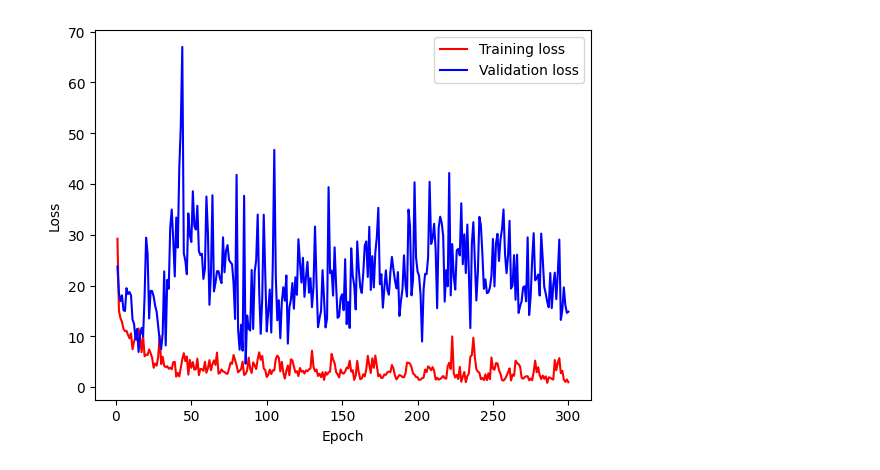
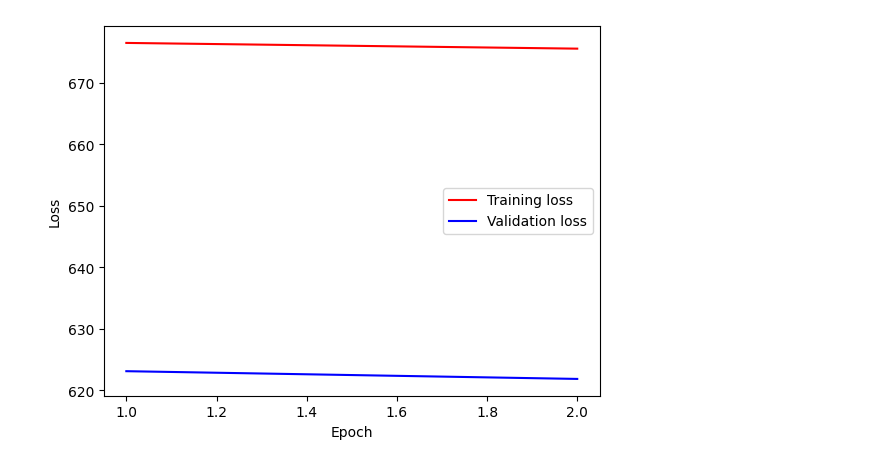
Before and after one commit to tomo960714/EX_AI, a Jupyter notebook: main.ipynb, the cells around one changed output. Drawn from its saved outputs; the diff is of its cells as text; code cells hidden in the pictures.

```diff
--- a/main.ipynb
+++ b/main.ipynb
@@ -193,21 +184,21 @@ plot_train('lr0.01_mom0.9decay0.9999',300)
 # %%
 def plot_loss(weights):
     save_path=os.path.join('results/',weights)
     df = pd.read_csv(save_path+'metrics.csv')
     train_loss =df['Train_loss'].iloc[:]
     valid_loss =df['Valid_loss'].iloc[:]
     #print(train_loss)
     x =len(train_loss)
     plt1 = plt.figure()
     plt1=plt.plot(df['epoch'],train_loss,label='Training loss',color='red')
     plt1=plt.plot(df['epoch'],valid_loss,label='Validation loss',color='blue')
     plt1=plt.legend()
     plt1=plt.ylabel('Loss')
     plt1=plt.xlabel('Epoch')
     plt1=plt.savefig(save_path+'loss.png')
-plot_loss('lr0.01_mom0.9decay0.9999values')
+plot_loss('test')
 # %% [output]
-[figure, old version]
+[figure, new version]
 # %%
 #learning rate, momentum = 0.9, decay = learning rate / epochs
 def hpt(lr_list,momentum_list,epochs,decay_list,decay_hpt = False):
```
Also changed, not shown: parts of 5 cells of this notebook, 14 other files.
